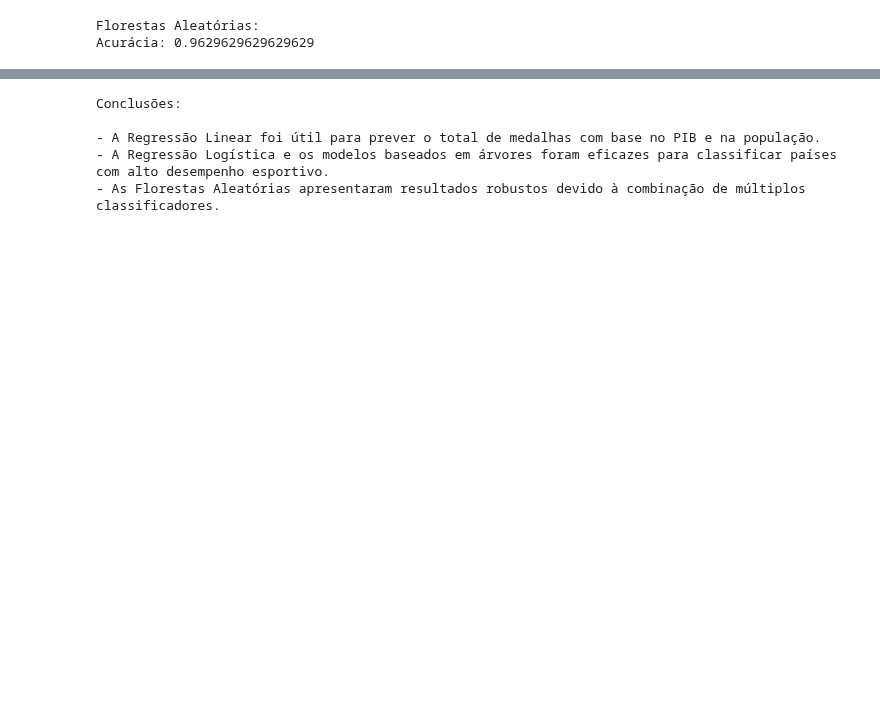
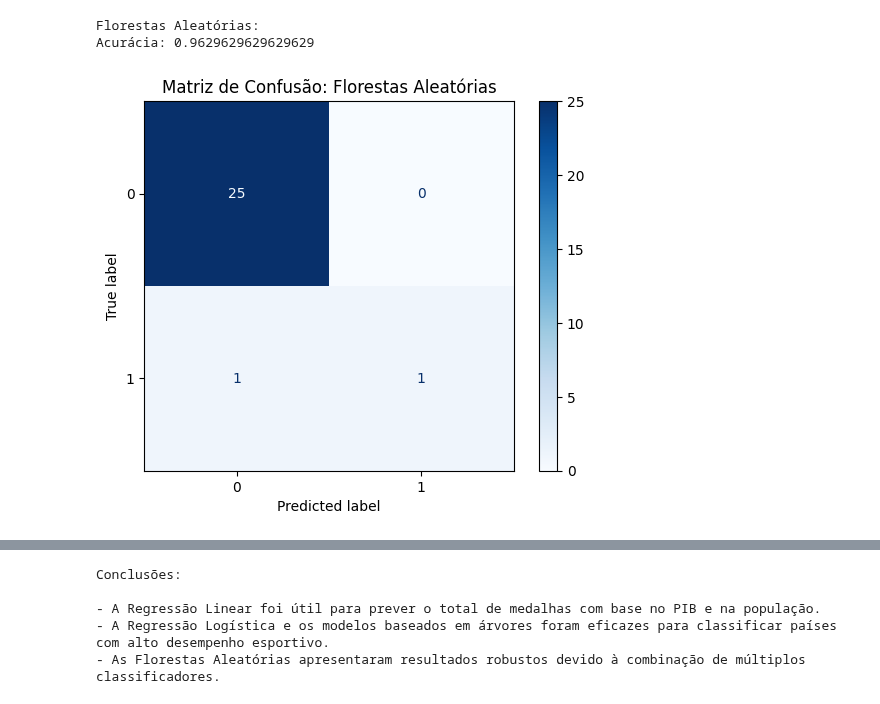
Before and after one commit to Bmartins25/Mineracao_de_dados_and_LLM_UFMG, a Jupyter notebook: TP3_fase_1_2_3_Predicao_de_dados.ipynb, the cells around one changed output, grey strips where cells are left out. Drawn from its saved outputs; the diff is of its cells as text; code cells hidden in the pictures; blank space fills up the shorter version.

```diff
--- a/TP3_fase_1_2_3_Predicao_de_dados.ipynb
+++ b/TP3_fase_1_2_3_Predicao_de_dados.ipynb
@@ -244,3 +337,10 @@ print("Acurácia:", accuracy_score(y_test_bin, y_pred_forest))
 # %% [output]
 Florestas Aleatórias:
 Acurácia: 0.9629629629629629
+# %%
+# Gráfico de matriz de confusão para Florestas Aleatórias
+ConfusionMatrixDisplay.from_estimator(forest_model, X_test, y_test_bin, cmap='Blues')
+plt.title("Matriz de Confusão: Florestas Aleatórias")
+plt.show()
+# %% [output]
+[figure, added]
```
Also changed, not shown: parts of 10 cells of this notebook.
